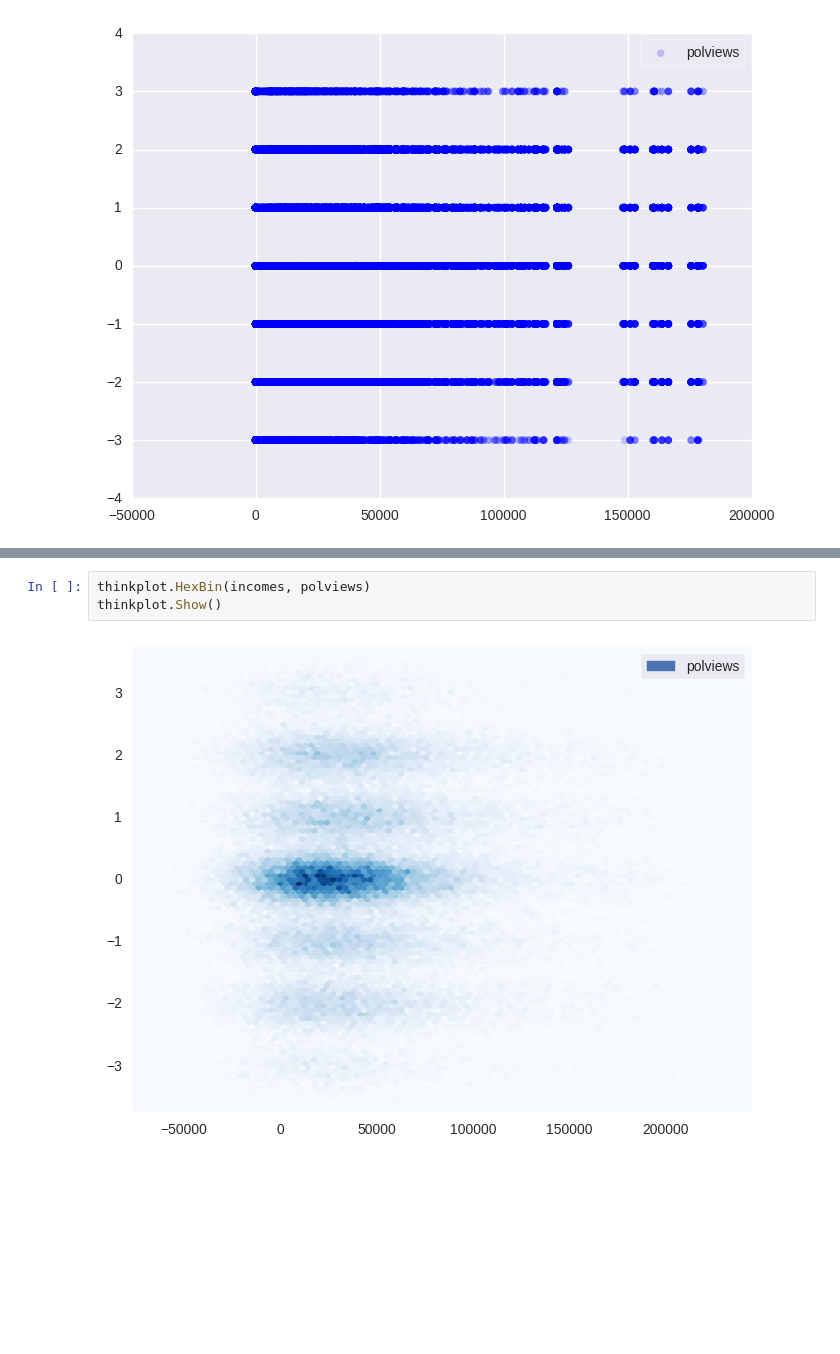
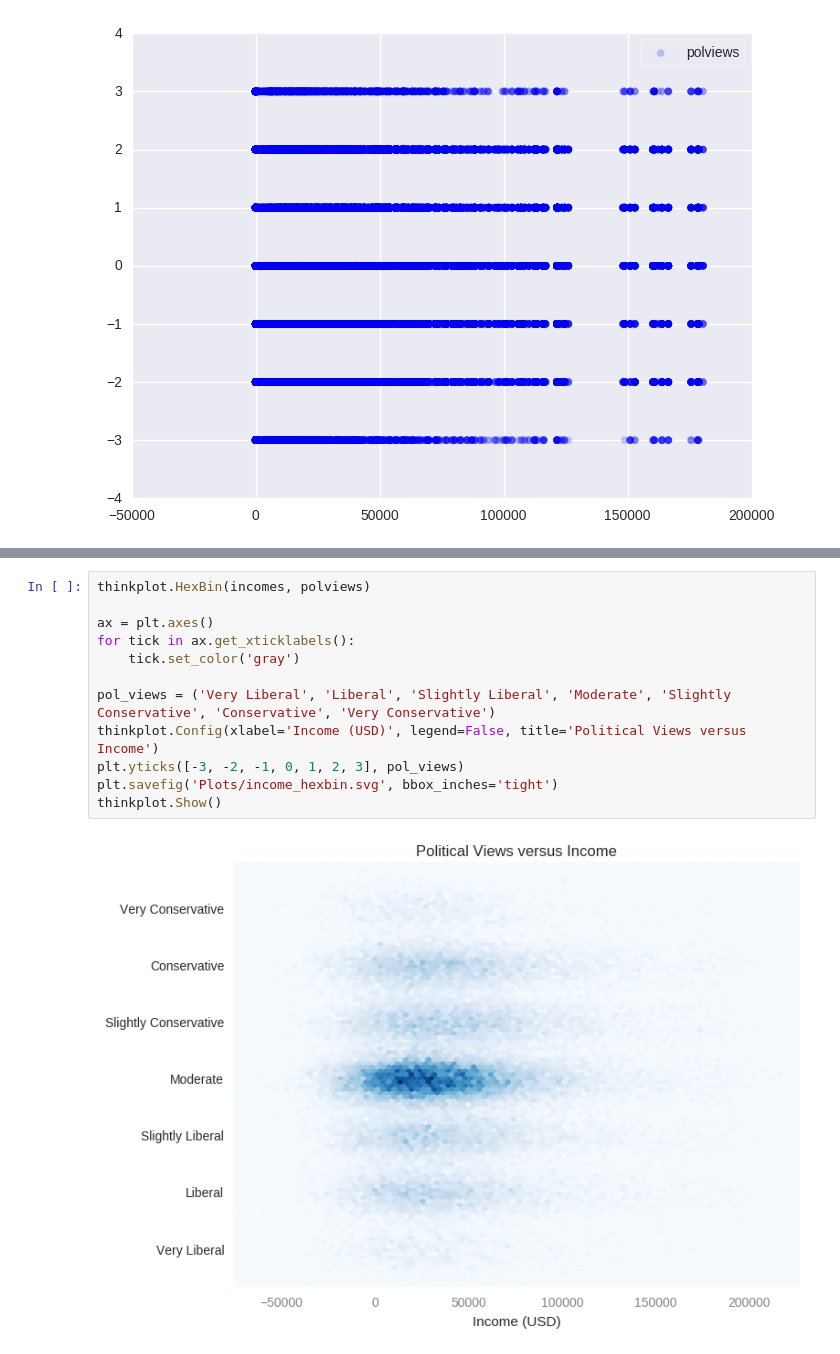
Before and after one commit to Faadal/data_science_politics, a Jupyter notebook: report3_income.ipynb, the cells around one changed output, grey strips where cells are left out. Saved outputs shown, nothing was run; the diff lists cells and outputs as text; blank space fills up the shorter version.

```diff
--- a/report3_income.ipynb
+++ b/report3_income.ipynb
@@ -97,5 +104,14 @@ thinkplot.Show()
-# %%
-thinkplot.HexBin(incomes, polviews)
-thinkplot.Show()
-# %% [output]
-[figure, removed]
+# %%
+thinkplot.HexBin(incomes, polviews)
+
+ax = plt.axes()
+for tick in ax.get_xticklabels():
+    tick.set_color('gray')
+
+pol_views = ('Very Liberal', 'Liberal', 'Slightly Liberal', 'Moderate', 'Slightly Conservative', 'Conservative', 'Very Conservative')
+thinkplot.Config(xlabel='Income (USD)', legend=False, title='Political Views versus Income')
+plt.yticks([-3, -2, -1, 0, 1, 2, 3], pol_views)
+plt.savefig('Plots/income_hexbin.svg', bbox_inches='tight')
+thinkplot.Show()
+# %% [output]
+[figure, added]
```
Also changed, not shown: parts of 3 cells of this notebook, 5 other files.
